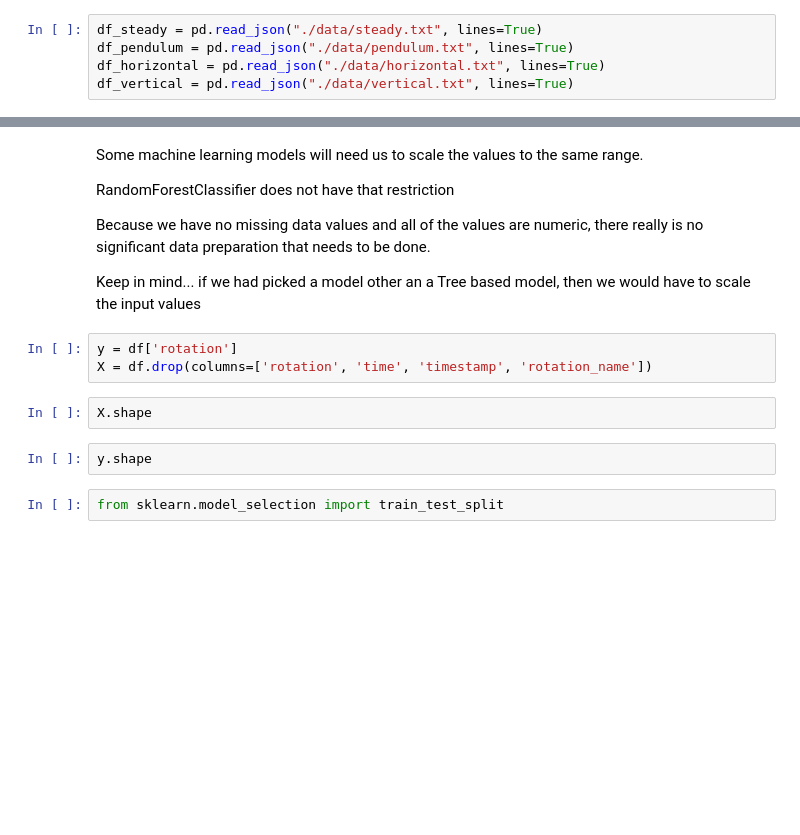
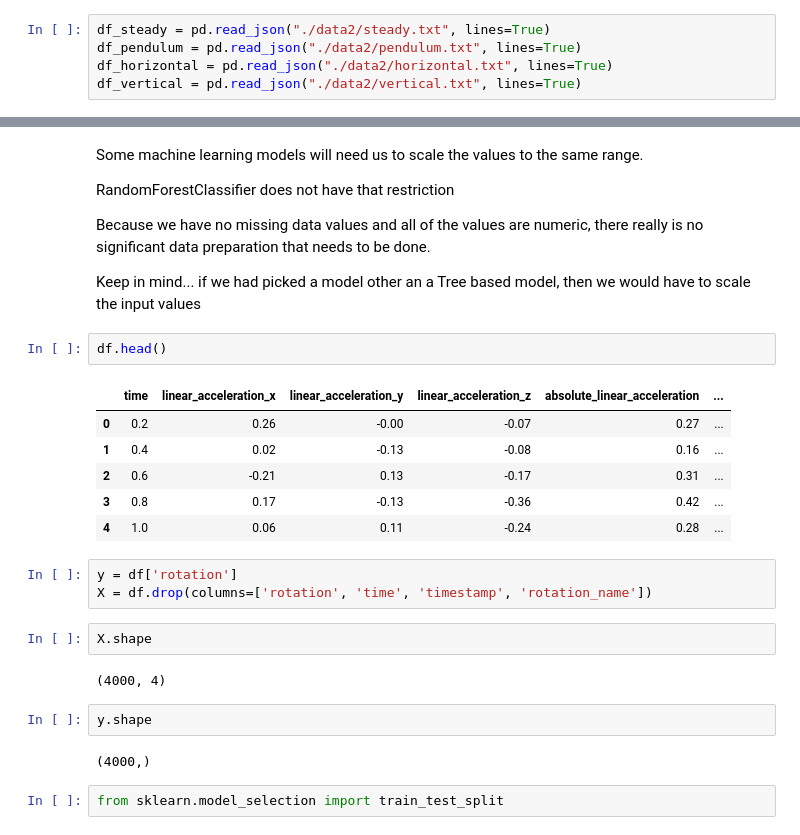
Before and after one commit to dbaldwin/Databot-Machine-Learning, a Jupyter notebook: rotation/databot_rotation_machine_learning.ipynb, the cells around one changed output, grey strips where cells are left out. Drawn from its saved outputs; the diff is of its cells as text; blank space fills up the shorter version.

```diff
--- a/rotation/databot_rotation_machine_learning.ipynb
+++ b/rotation/databot_rotation_machine_learning.ipynb
@@ -24,7 +24,7 @@ We will need to collect rotational data for the follow targets:
 # %%
-df_steady = pd.read_json("./data/steady.txt", lines=True)
-df_pendulum = pd.read_json("./data/pendulum.txt", lines=True)
-df_horizontal = pd.read_json("./data/horizontal.txt", lines=True)
-df_vertical = pd.read_json("./data/vertical.txt", lines=True)
+df_steady = pd.read_json("./data2/steady.txt", lines=True)
+df_pendulum = pd.read_json("./data2/pendulum.txt", lines=True)
+df_horizontal = pd.read_json("./data2/horizontal.txt", lines=True)
+df_vertical = pd.read_json("./data2/vertical.txt", lines=True)
 # %%
 df_steady.shape
@@ -90,13 +139,26 @@ RandomForestClassifier does not have that restriction
 Because we have no missing data values and all of the values are numeric, there really is no significant data preparation that needs to be done.
 
 Keep in mind... if we had picked a model other an a Tree based model, then we would have to scale the input values
+# %%
+df.head()
+# %% [output]
+|  | time | linear_acceleration_x | linear_acceleration_y | linear_acceleration_z | absolute_linear_acceleration | ... |
+| 0 | 0.2 | 0.26 | -0.00 | -0.07 | 0.27 | ... |
+| 1 | 0.4 | 0.02 | -0.13 | -0.08 | 0.16 | ... |
+| 2 | 0.6 | -0.21 | 0.13 | -0.17 | 0.31 | ... |
+| 3 | 0.8 | 0.17 | -0.13 | -0.36 | 0.42 | ... |
+| 4 | 1.0 | 0.06 | 0.11 | -0.24 | 0.28 | ... |
 # %%
 y = df['rotation']
 X = df.drop(columns=['rotation', 'time', 'timestamp', 'rotation_name'])
 # %%
 X.shape
+# %% [output]
+(4000, 4)
 # %%
 y.shape
+# %% [output]
+(4000,)
 # %%
 from sklearn.model_selection import train_test_split
 # %%
```
Also changed, not shown: parts of 31 cells of this notebook, 4 other files.
